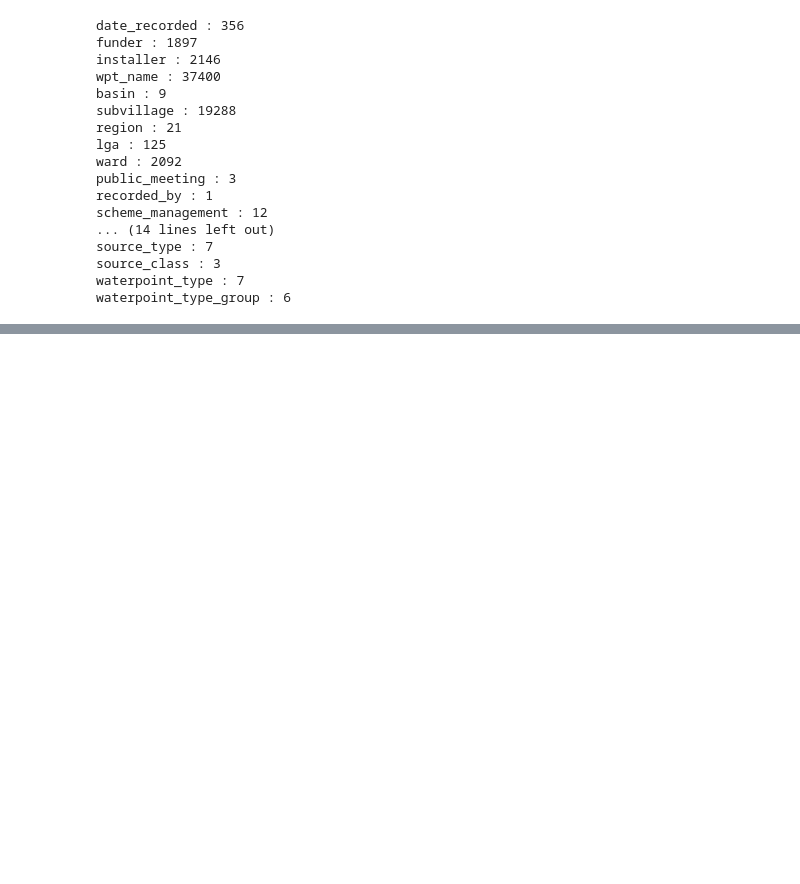
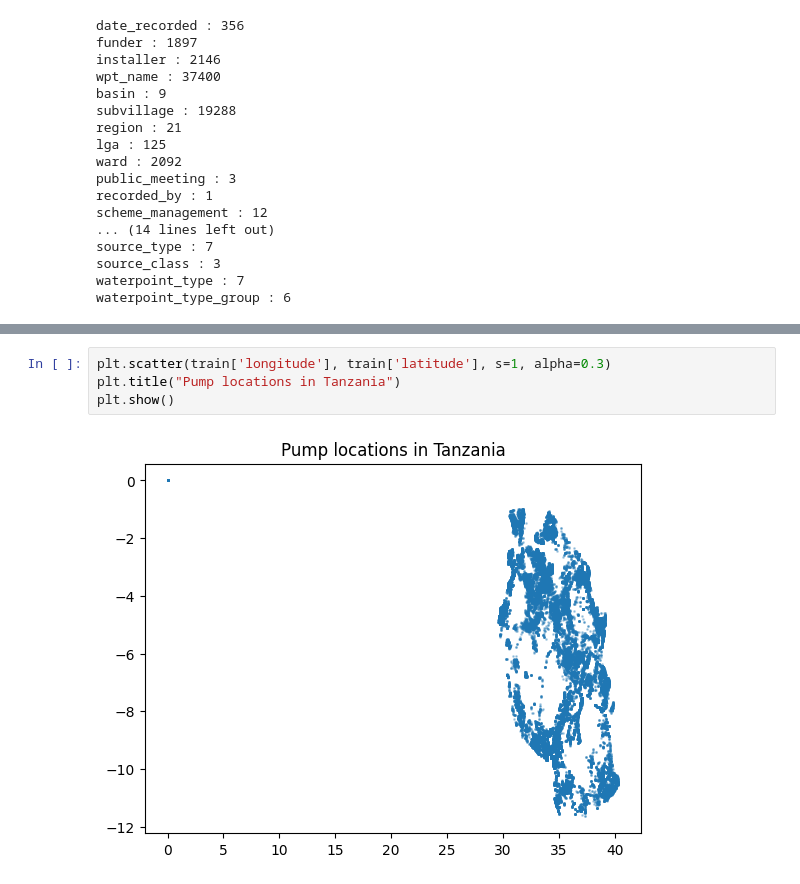
Before and after one commit to OrionXV/AI7101-Project, a Jupyter notebook: AI7101GroupProject.ipynb, the cells around one changed output, grey strips where cells are left out. Cells and saved outputs as stored; diff of their text form; blank space fills up the shorter version.

```diff
--- a/AI7101GroupProject.ipynb
+++ b/AI7101GroupProject.ipynb
@@ -96,0 +140,6 @@ waterpoint_type_group : 6
+# %%
+plt.scatter(train['longitude'], train['latitude'], s=1, alpha=0.3)
+plt.title("Pump locations in Tanzania")
+plt.show()
+# %% [output]
+[figure, added]
```
Also changed, not shown: parts of 5 cells of this notebook.
